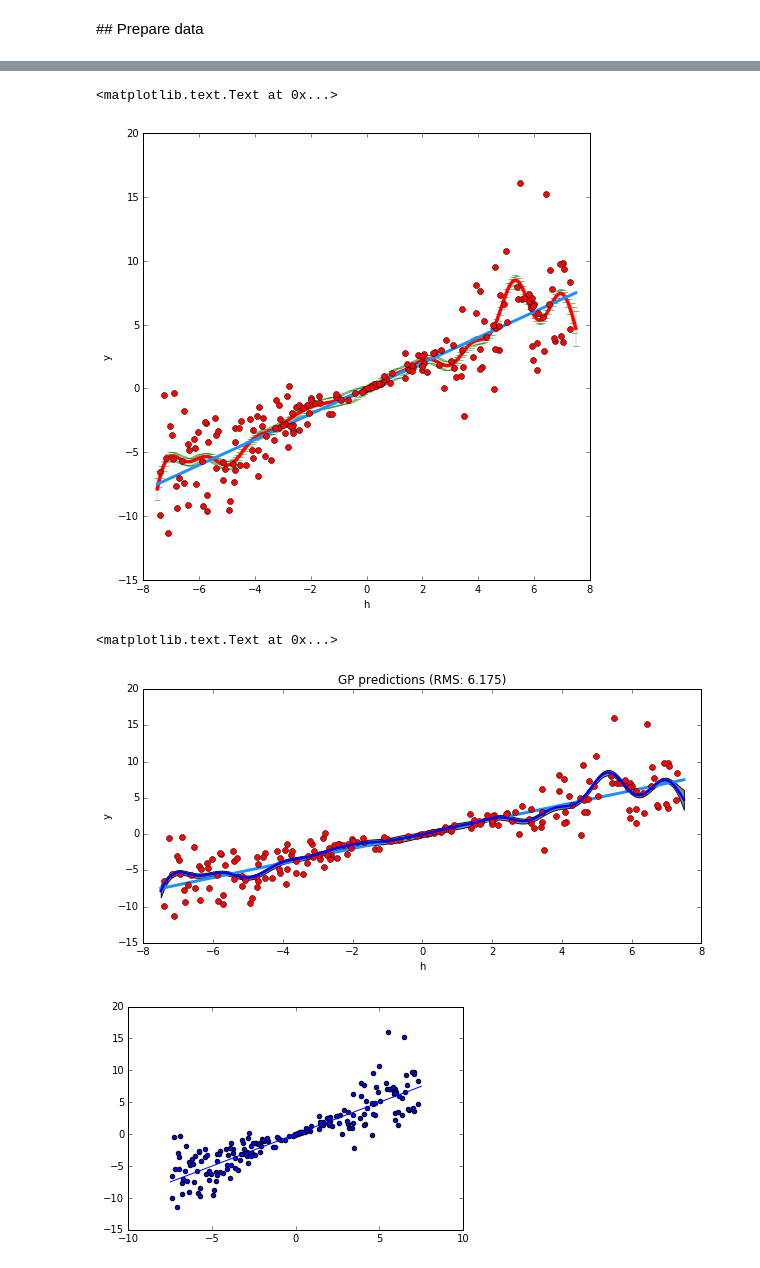
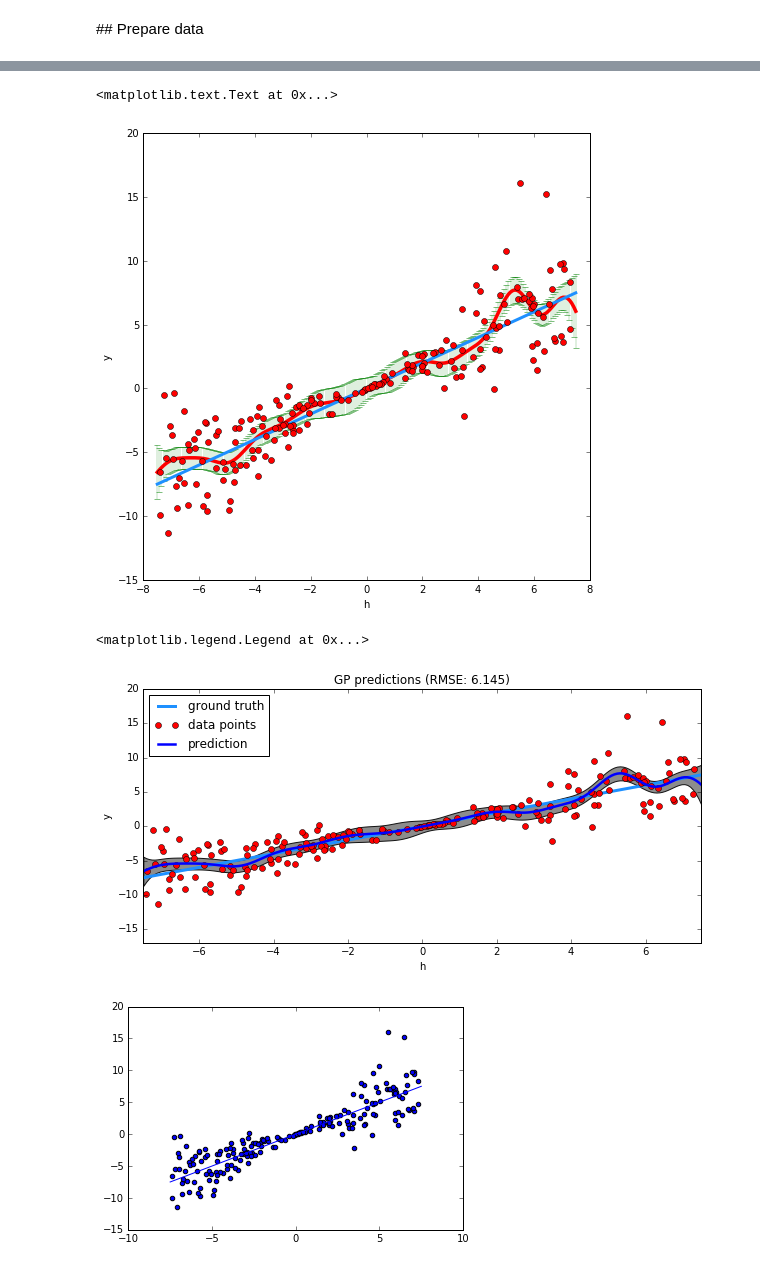
Before and after one commit to eaa3/aml_dl, a Jupyter notebook: src/aml_dl/mdn/notebooks/04_mdn_heteroscedastic_example.ipynb, the cells around one changed output, grey strips where cells are left out. Drawn from its saved outputs; the diff is of its cells as text; code cells hidden in the pictures.

```diff
--- a/src/aml_dl/mdn/notebooks/04_mdn_heteroscedastic_example.ipynb
+++ b/src/aml_dl/mdn/notebooks/04_mdn_heteroscedastic_example.ipynb
@@ -62,7 +59,7 @@ sess = tf.InteractiveSession()
 model = MDN(sess,network_params)
 model.init_model()
 # %%
-noise_level = 0.1#0.00000001;
+noise_level = 1.0#0.1#0.00000001;
 width = 1.0 # 0.5
 scale = 30 # 30
 
@@ -176,32 +181,37 @@ plt.xlabel("h")
 plt.ylabel("y")
 # %% [output]
 <matplotlib.text.Text at 0x...>
-[figure, old version]
+[figure, new version]
 # %%
 stddev = 3.0 #3.0
 fig = plt.figure(figsize=(10,10))
+
 ax = fig.add_subplot(211)
 ypl = [float(mu-stddev*np.sqrt(sig)) for mu,sig in zip(pred,std)]
 yph = [float(mu+stddev*np.sqrt(sig)) for mu,sig in zip(pred,std)]
 
 # ax.plot(x_true, y_true, color='r')
-plt.plot(x_test, y_true, 'dodgerblue', linewidth=3.0)
+plt.plot(x_test, y_true, 'dodgerblue', linewidth=3.0, label="ground truth")
 
 ax.fill_between(x_true.tolist(), ypl, yph, facecolor='grey', interpolate=True, alpha=0.9)
-plt.plot(gp.x, gp.y, 'ro')
-plt.plot(x_test, pred, color='b', linewidth=2.5)
+plt.plot(gp.x, gp.y, 'ro', label="data points")
+plt.plot(x_test, pred, color='b', linewidth=2.5, label="prediction")
 plt.xlabel("h")
 plt.ylabel("y")
 
 error = np.sqrt(np.mean(np.square(pred-y_true)))
-plt.title("GP predictions (RMS: %0.3f)"%(error,))
+plt.title("GP predictions (RMSE: %0.3f)"%(error,))
+
+plt.xlim([-7.5,7.5])
+plt.ylim([-17,20])
+plt.legend(loc='upper left')
 
 # ax2 = fig.add_subplot(212)
 
 # ax2.plot(x_true, np.sqrt(std)*stddev, color='g')
 # %% [output]
-<matplotlib.text.Text at 0x...>
+<matplotlib.legend.Legend at 0x...>
-[figure, old version]
+[figure, new version]
 # %%
 plt.figure()
 plt.scatter(x_train,y_train)
```
Also changed, not shown: parts of 9 cells of this notebook, 2 other files.
